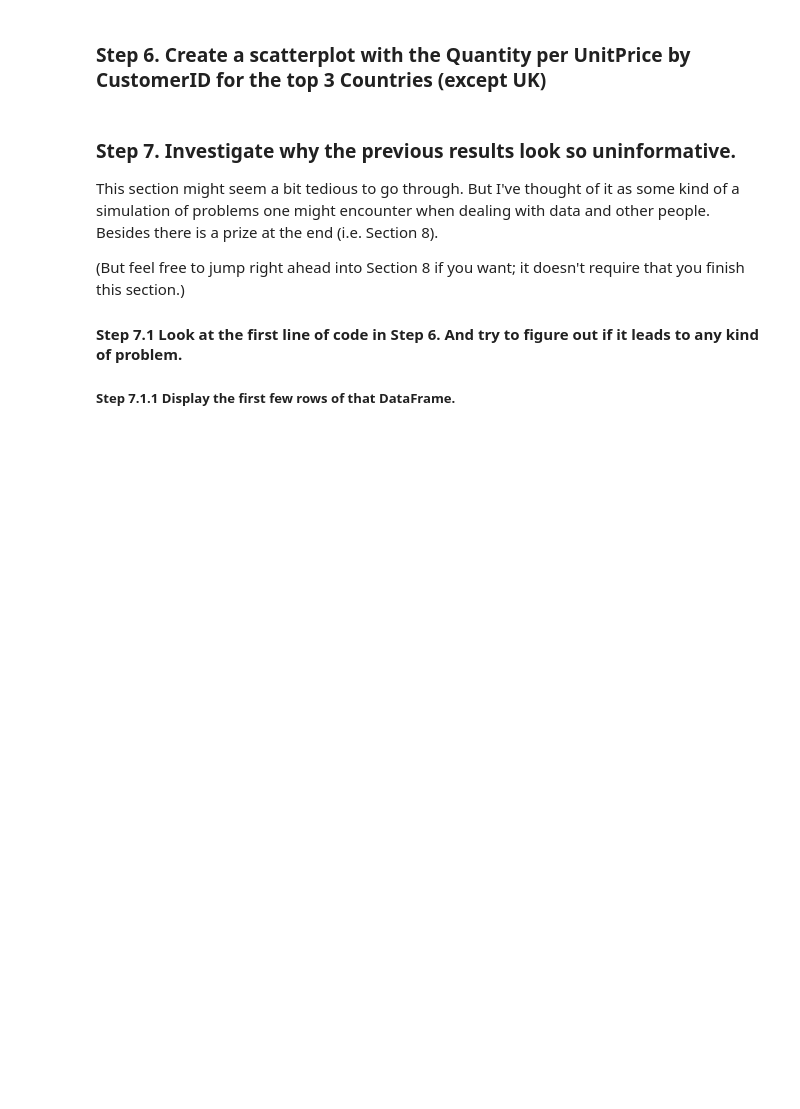
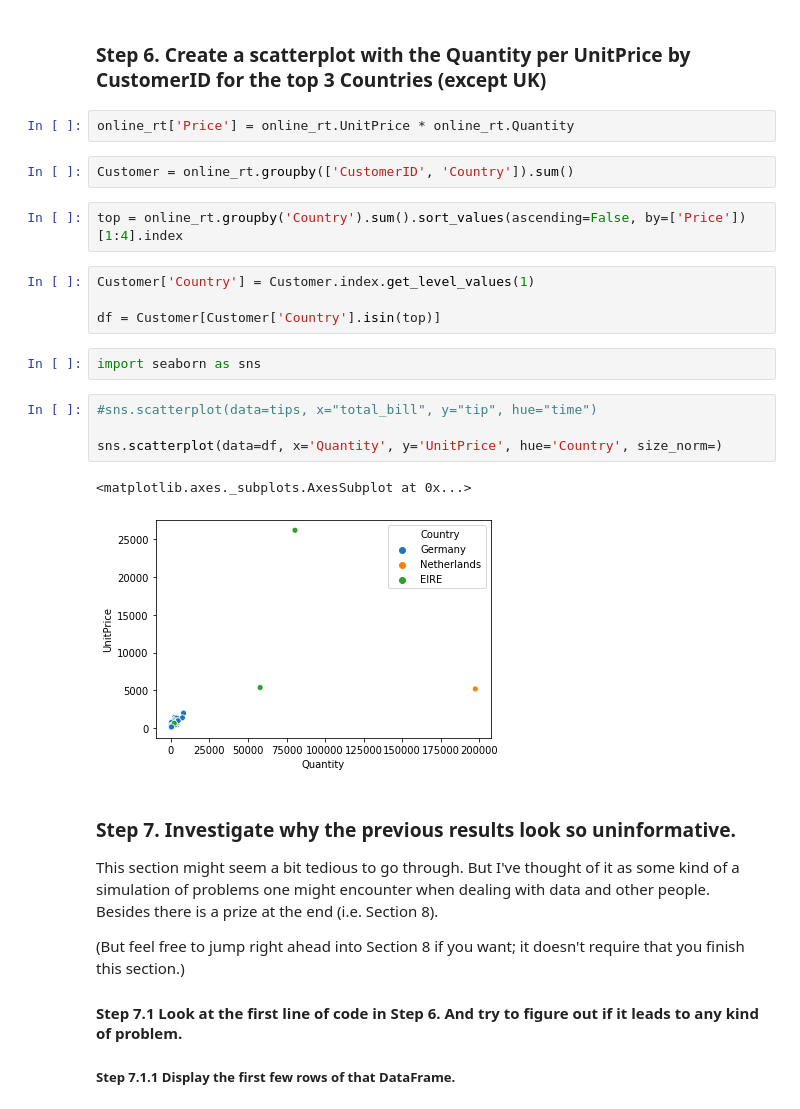
Before and after one commit to GustavoFortti/data-science-studies, a Jupyter notebook: Pandas Exercices/07_Visualization/Online_Retail/Exercises.ipynb, the cells around one changed output. Saved outputs shown, nothing was run; the diff lists cells and outputs as text; blank space fills up the shorter version.

```diff
--- a/Pandas Exercices/07_Visualization/Online_Retail/Exercises.ipynb
+++ b/Pandas Exercices/07_Visualization/Online_Retail/Exercises.ipynb
@@ -41,5 +55,24 @@ online_rt.Quantity = online_rt[(online_rt.Quantity >= 0)]
 # %% [markdown]
 ### Step 6. Create a scatterplot with the Quantity per UnitPrice by CustomerID for the top 3 Countries (except UK)
+# %%
+online_rt['Price'] = online_rt.UnitPrice * online_rt.Quantity
+# %%
+Customer = online_rt.groupby(['CustomerID', 'Country']).sum()
+# %%
+top = online_rt.groupby('Country').sum().sort_values(ascending=False, by=['Price'])[1:4].index
+# %%
+Customer['Country'] = Customer.index.get_level_values(1)
+
+df = Customer[Customer['Country'].isin(top)]
+# %%
+import seaborn as sns
+# %%
+#sns.scatterplot(data=tips, x="total_bill", y="tip", hue="time")
+
+sns.scatterplot(data=df, x='Quantity', y='UnitPrice', hue='Country', size_norm=)
+# %% [output]
+<matplotlib.axes._subplots.AxesSubplot at 0x...>
+[figure, added]
 # %% [markdown]
 ### Step 7. Investigate why the previous results look so uninformative.
 
```
Also changed, not shown: parts of 2 cells of this notebook.
